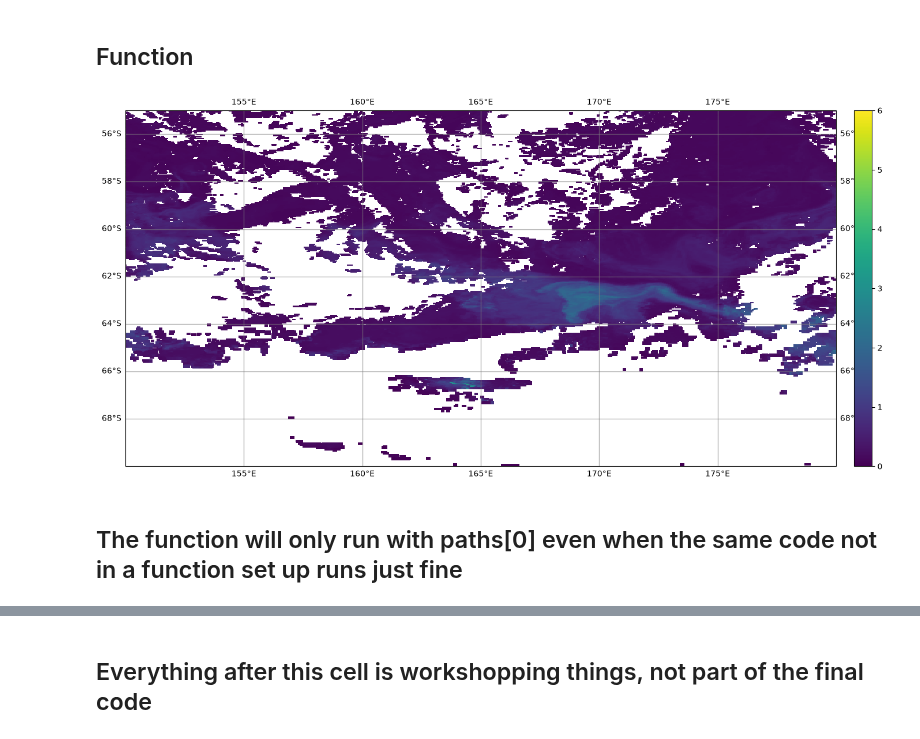
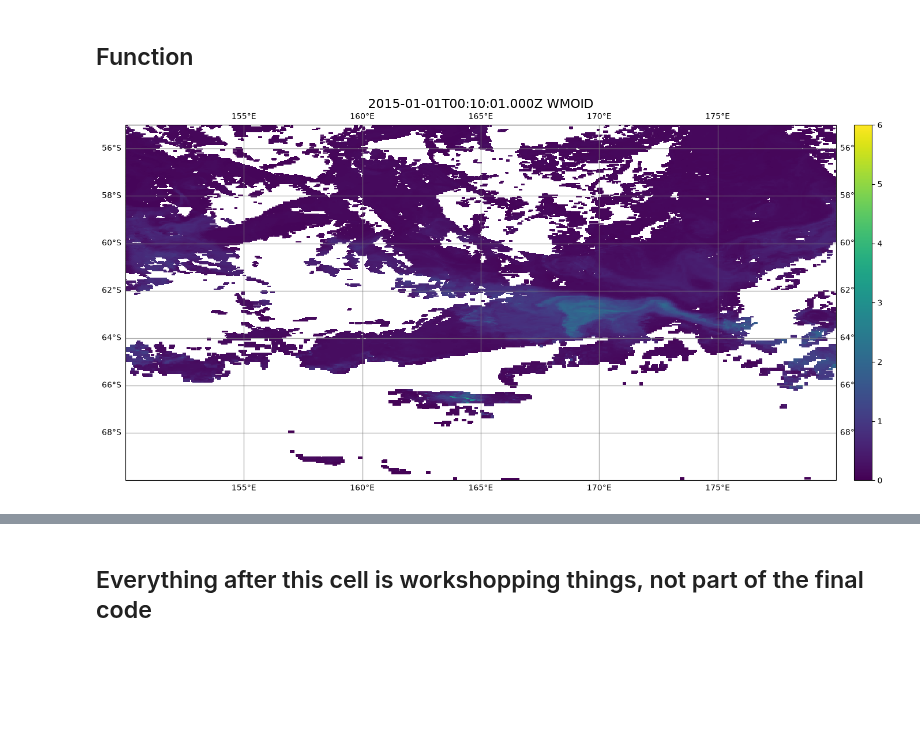
Before and after one commit to Lilah-Asalie/IBIS_Project, a Jupyter notebook: New_Satellite_CHLA.ipynb, the cells around one changed output, grey strips where cells are left out. Drawn from its saved outputs; the diff is of its cells as text; code cells hidden in the pictures; blank space fills up the shorter version.

```diff
--- a/New_Satellite_CHLA.ipynb
+++ b/New_Satellite_CHLA.ipynb
@@ -216,0 +264,3 @@ gl = ax.gridlines(crs=crs0, draw_labels=True, x_inline=False, y_inline=False,
+# %%
+title = getattr(dataset, 'time_coverage_start')
+title
@@ -217,62 +289,59 @@ gl = ax.gridlines(crs=crs0, draw_labels=True, x_inline=False, y_inline=False,
 # %% [markdown]
 ## Function
 # %%
-def sat_data(instrument, tspan, bbox, clouds, short_name, granule_name):
+def sat_data(path, instrument, tspan, bbox, clouds, short_name, granule_name, title):
 
     results = earthaccess.search_datasets(instrument="MODIS")
-
-    # spatio-temporal parameters
-    tspan = ("2015-01-01", "2015-01-01")
-    bbox = (150, -78, 160, -70) # west, south, east, north
-    clouds = (0, 100)
-
 
     # getting data files
     results = earthaccess.search_data(
     short_name="MODISA_L3m_CHL",
     temporal=tspan,
     bounding_box=bbox,
+    cloud_cover=clouds,
     granule_name="*.8D.*4*")  # 8-day for MODIS | Resolution: 0p1deg or 4 (for 4km) (want 4 for 4km)
 
 
     # open files without downloading them
     paths = earthaccess.open(results)
 
-    dataset = xr.open_dataset(paths[0])
-    datatree = xr.open_datatree(paths[0])
+    dataset = xr.open_dataset(path)
+    datatree = xr.open_datatree(path)
     dataset = xr.merge(datatree.to_dict().values())
 
     data_chla = dataset['chlor_a'].sel(lon = slice(150,180),
                                lat = slice(-55,-70))
 
 
     # PLOTTING DATA ------------------------------------------------
     #assign projection type
     crs0 = ccrs.PlateCarree()
 
 
     #create figure object
     fig = plt.figure(figsize = (20,8))
 
     #RECCAP regions panel
     ax = fig.add_subplot(111, projection = crs0)
 
     #Colormap specification
     color = cmocean.cm.haline
 
     plot = plt.pcolor(data_chla['lon'],data_chla['lat'],data_chla,
                  vmin = 0,vmax = 6)
 
     cbar = fig.colorbar(plot, fraction=0.02, pad=0.02)
     # cbar.ax.tick_params(labelsize=tick_size)
     # cbar.set_label('Chla', size=axis_size)
 
     gl = ax.gridlines(crs=crs0, draw_labels=True, x_inline=False, y_inline=False,
                           linewidth=1, color='gray', alpha=0.6, linestyle='-')
 
+    title = getattr(dataset, 'time_coverage_start')
 
-sat_data(instrument="MODIS", tspan=("2015-01-01", "2015-01-31"), bbox=(150, -78, 160, -55), clouds=(0, 25), short_name="MODISA_L3m_CHL", granule_name="*.8D.*4*")
+    ax.set_title(title+' '+'WMOID', fontsize=16)
+
+
+sat_data(path=paths[0], instrument="MODIS", tspan=("2015-01-01", "2015-01-31"), bbox=(150, -78, 160, -55), clouds=(0, 25), short_name="MODISA_L3m_CHL", granule_name="*.8D.*4*", title="getting there")
 # %% [output]
-[figure, old version]
+[figure, new version]
-# %% [markdown]
-## The function will only run with paths[0] even when the same code not in a function set up runs just fine
```
Also changed, not shown: parts of 13 cells of this notebook, 1 other file.
